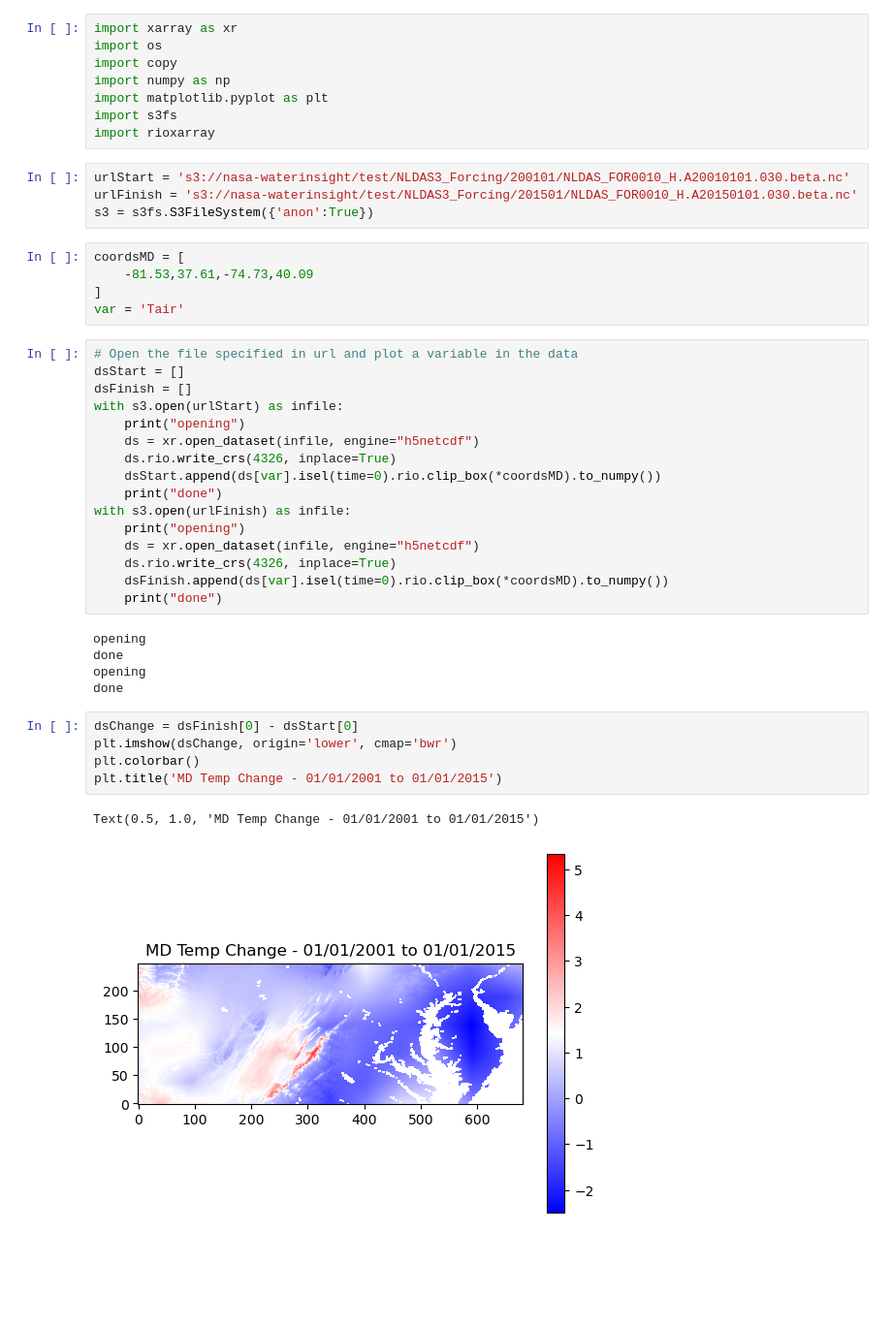
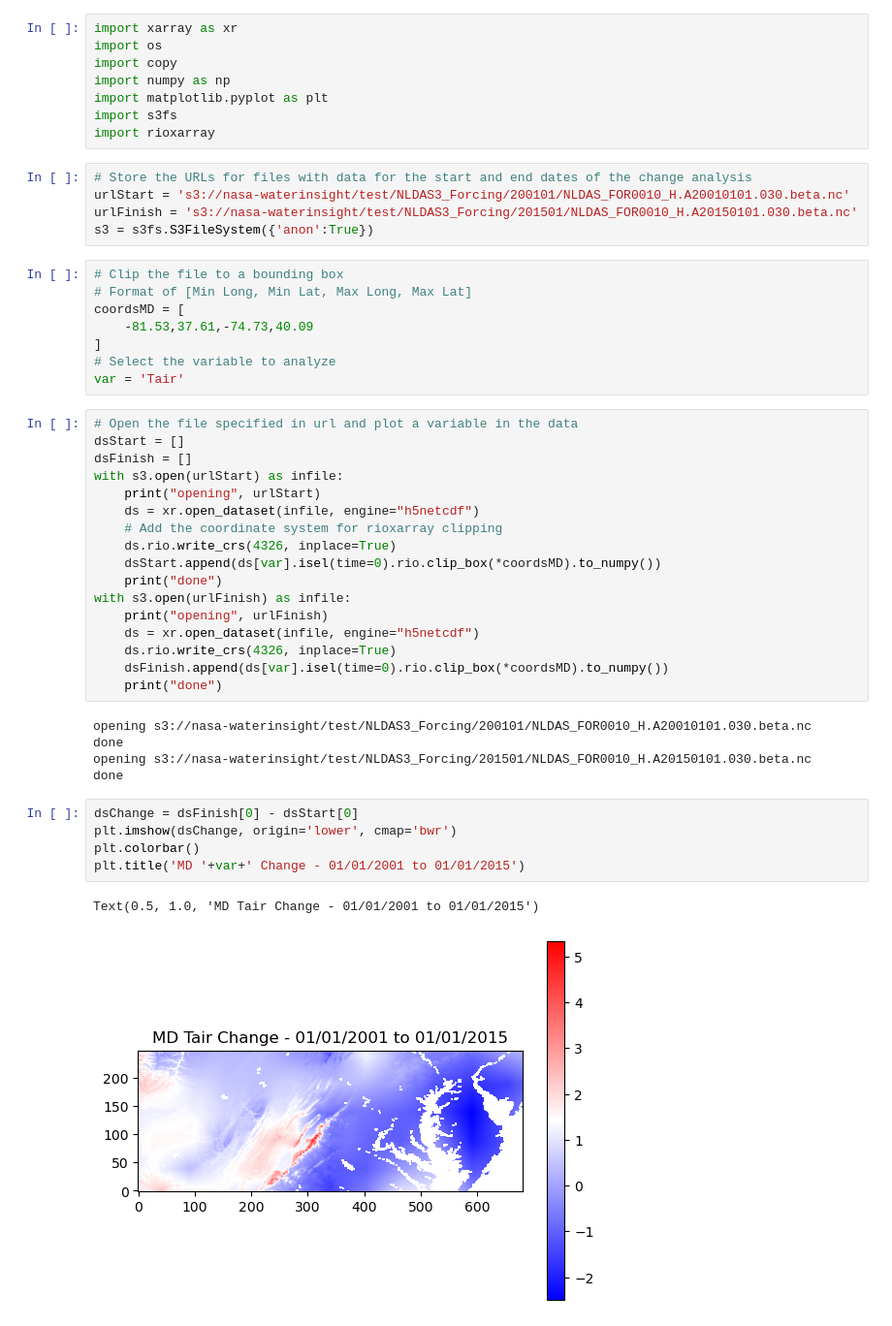
Before and after one commit to NASAWaterInsight/NLDAS-3, a Jupyter notebook: user_data_notebooks/3-temp_change_map.ipynb, the cells around one changed output. Shown at 97% size. Saved outputs shown, nothing was run; the diff lists cells and outputs as text; blank space fills up the shorter version.

```diff
--- a/user_data_notebooks/3-temp_change_map.ipynb
+++ b/user_data_notebooks/3-temp_change_map.ipynb
@@ -7,40 +10,45 @@ import matplotlib.pyplot as plt
 import s3fs
 import rioxarray
 # %%
+# Store the URLs for files with data for the start and end dates of the change analysis
 urlStart = 's3://nasa-waterinsight/test/NLDAS3_Forcing/200101/NLDAS_FOR0010_H.A20010101.030.beta.nc'
 urlFinish = 's3://nasa-waterinsight/test/NLDAS3_Forcing/201501/NLDAS_FOR0010_H.A20150101.030.beta.nc'
 s3 = s3fs.S3FileSystem({'anon':True})
 # %%
+# Clip the file to a bounding box
+# Format of [Min Long, Min Lat, Max Long, Max Lat]
 coordsMD = [
     -81.53,37.61,-74.73,40.09
 ]
+# Select the variable to analyze
 var = 'Tair'
 # %%
 # Open the file specified in url and plot a variable in the data
 dsStart = []
 dsFinish = []
 with s3.open(urlStart) as infile:
-    print("opening")
+    print("opening", urlStart)
     ds = xr.open_dataset(infile, engine="h5netcdf")
+    # Add the coordinate system for rioxarray clipping
     ds.rio.write_crs(4326, inplace=True)
     dsStart.append(ds[var].isel(time=0).rio.clip_box(*coordsMD).to_numpy())
     print("done")
 with s3.open(urlFinish) as infile:
-    print("opening")
+    print("opening", urlFinish)
     ds = xr.open_dataset(infile, engine="h5netcdf")
     ds.rio.write_crs(4326, inplace=True)
     dsFinish.append(ds[var].isel(time=0).rio.clip_box(*coordsMD).to_numpy())
     print("done")
 # %% [output]
-opening
+opening s3://nasa-waterinsight/test/NLDAS3_Forcing/200101/NLDAS_FOR0010_H.A20010101.030.beta.nc
 done
-opening
+opening s3://nasa-waterinsight/test/NLDAS3_Forcing/201501/NLDAS_FOR0010_H.A20150101.030.beta.nc
 done
 # %%
 dsChange = dsFinish[0] - dsStart[0]
 plt.imshow(dsChange, origin='lower', cmap='bwr')
 plt.colorbar()
-plt.title('MD Temp Change - 01/01/2001 to 01/01/2015')
+plt.title('MD '+var+' Change - 01/01/2001 to 01/01/2015')
 # %% [output]
-Text(0.5, 1.0, 'MD Temp Change - 01/01/2001 to 01/01/2015')
+Text(0.5, 1.0, 'MD Tair Change - 01/01/2001 to 01/01/2015')
-[figure, old version]
+[figure, new version]
```
Also changed, not shown: parts of 1 cell of this notebook, 2 other files.
